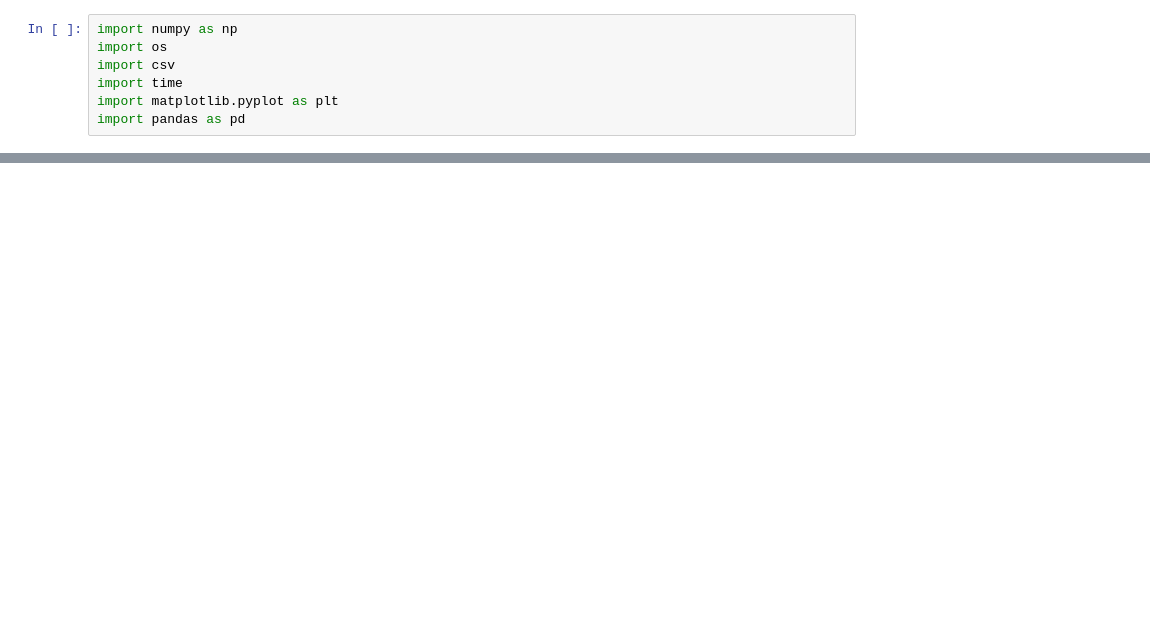
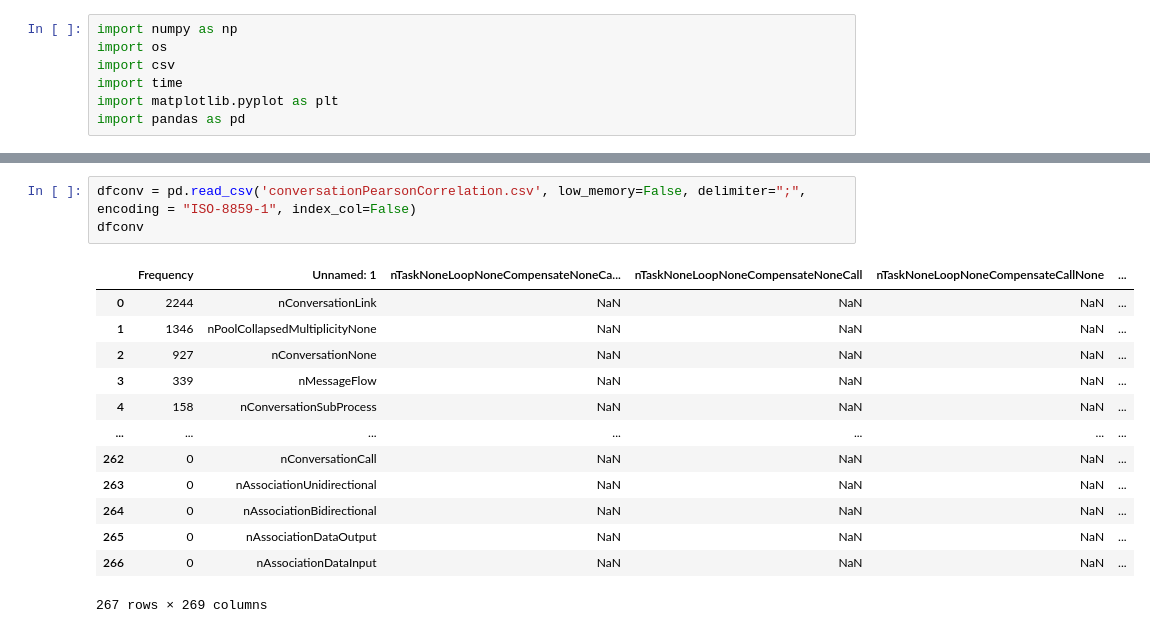
Before and after one commit to PROSLab/BPMN-Analytics, a Jupyter notebook: Correlation between pairs of BPMN elements/BPMNPearsonCorrelation.ipynb, the cells around one changed output, grey strips where cells are left out. Cells and saved outputs as stored; diff of their text form; blank space fills up the shorter version.

```diff
--- a/Correlation between pairs of BPMN elements/BPMNPearsonCorrelation.ipynb
+++ b/Correlation between pairs of BPMN elements/BPMNPearsonCorrelation.ipynb
@@ -27,0 +68,17 @@ for index, element in enumerate(df):
+# %%
+dfconv = pd.read_csv('conversationPearsonCorrelation.csv', low_memory=False, delimiter=";", encoding = "ISO-8859-1", index_col=False)
+dfconv
+# %% [output]
+|  | Frequency | Unnamed: 1 | nTaskNoneLoopNoneCompensateNoneCa... | nTaskNoneLoopNoneCompensateNoneCall | nTaskNoneLoopNoneCompensateCallNone | ... |
+| 0 | 2244 | nConversationLink | NaN | NaN | NaN | ... |
+| 1 | 1346 | nPoolCollapsedMultiplicityNone | NaN | NaN | NaN | ... |
+| 2 | 927 | nConversationNone | NaN | NaN | NaN | ... |
+| 3 | 339 | nMessageFlow | NaN | NaN | NaN | ... |
+| 4 | 158 | nConversationSubProcess | NaN | NaN | NaN | ... |
+| ... | ... | ... | ... | ... | ... | ... |
+| 262 | 0 | nConversationCall | NaN | NaN | NaN | ... |
+| 263 | 0 | nAssociationUnidirectional | NaN | NaN | NaN | ... |
+| 264 | 0 | nAssociationBidirectional | NaN | NaN | NaN | ... |
+| 265 | 0 | nAssociationDataOutput | NaN | NaN | NaN | ... |
+| 266 | 0 | nAssociationDataInput | NaN | NaN | NaN | ... |
+267 rows × 269 columns
```
Also changed, not shown: parts of 3 cells of this notebook.
